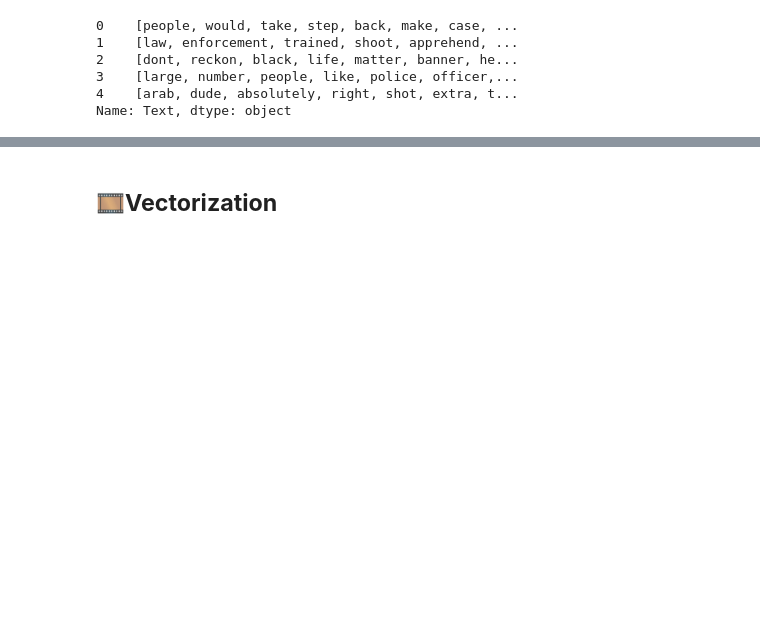
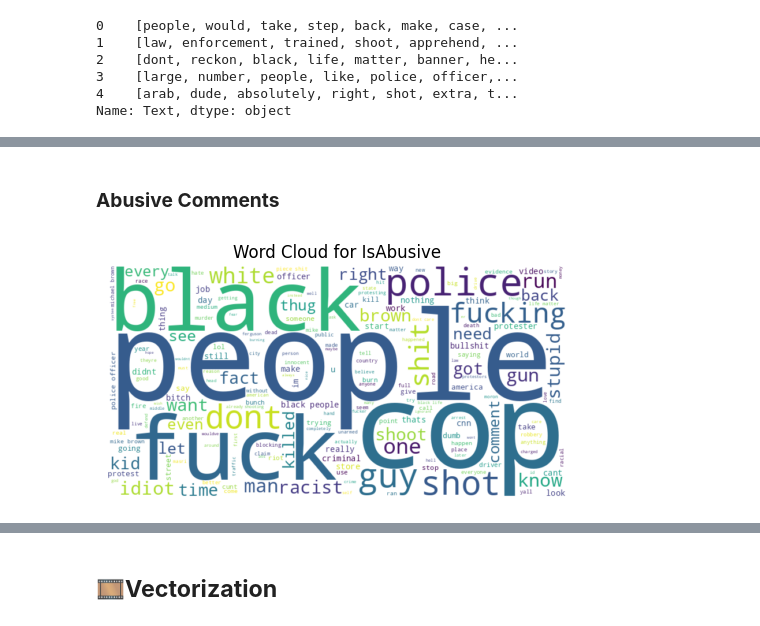
Before and after one commit to manjit-baishya-datascience/Multi-Label-Toxic-Comment-Detector, a Jupyter notebook: multi-label-toxic-comment-detection.ipynb, the cells around one changed output, grey strips where cells are left out. Cells and saved outputs as stored; diff of their text form; code cells hidden in the pictures; blank space fills up the shorter version.

```diff
--- a/multi-label-toxic-comment-detection.ipynb
+++ b/multi-label-toxic-comment-detection.ipynb
@@ -250,0 +290,6 @@ Name: Text, dtype: object
+# %% [markdown]
+### **Abusive Comments**
+# %%
+plot_word_cloud('IsAbusive')
+# %% [output]
+[figure, added]
```
Also changed, not shown: parts of 23 cells of this notebook.
